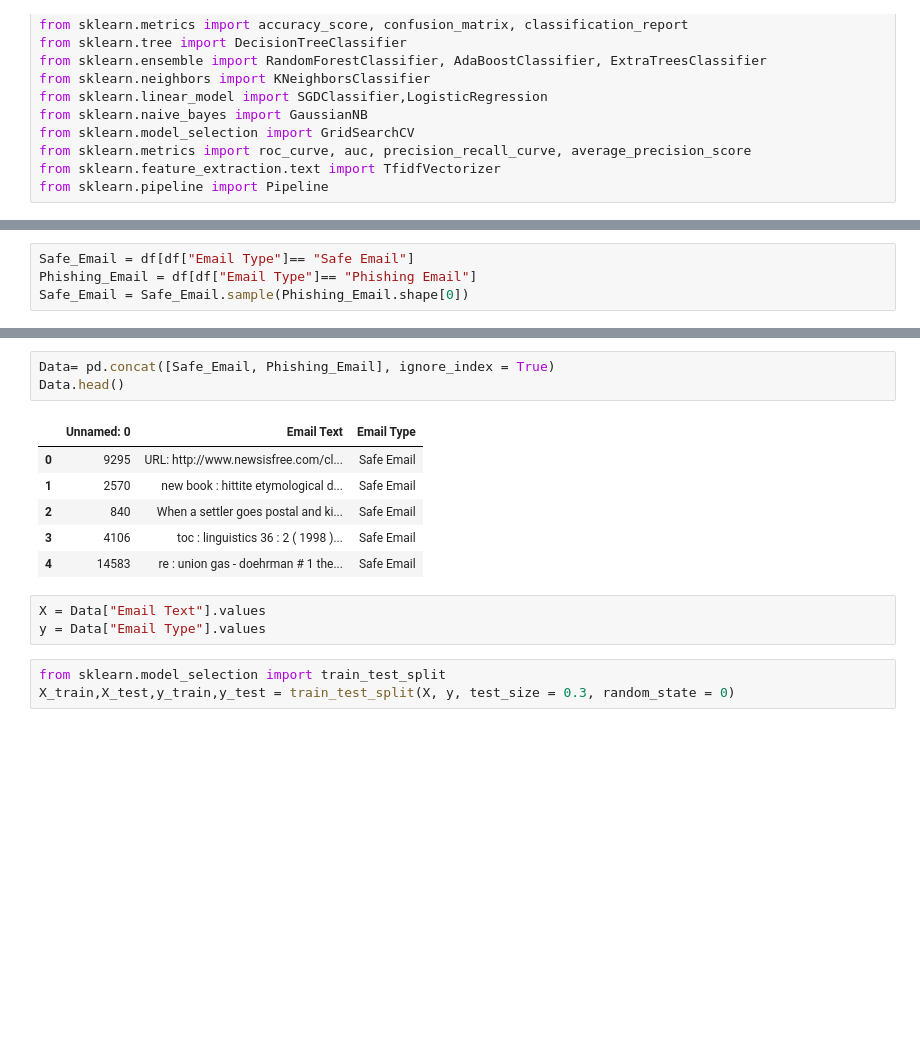
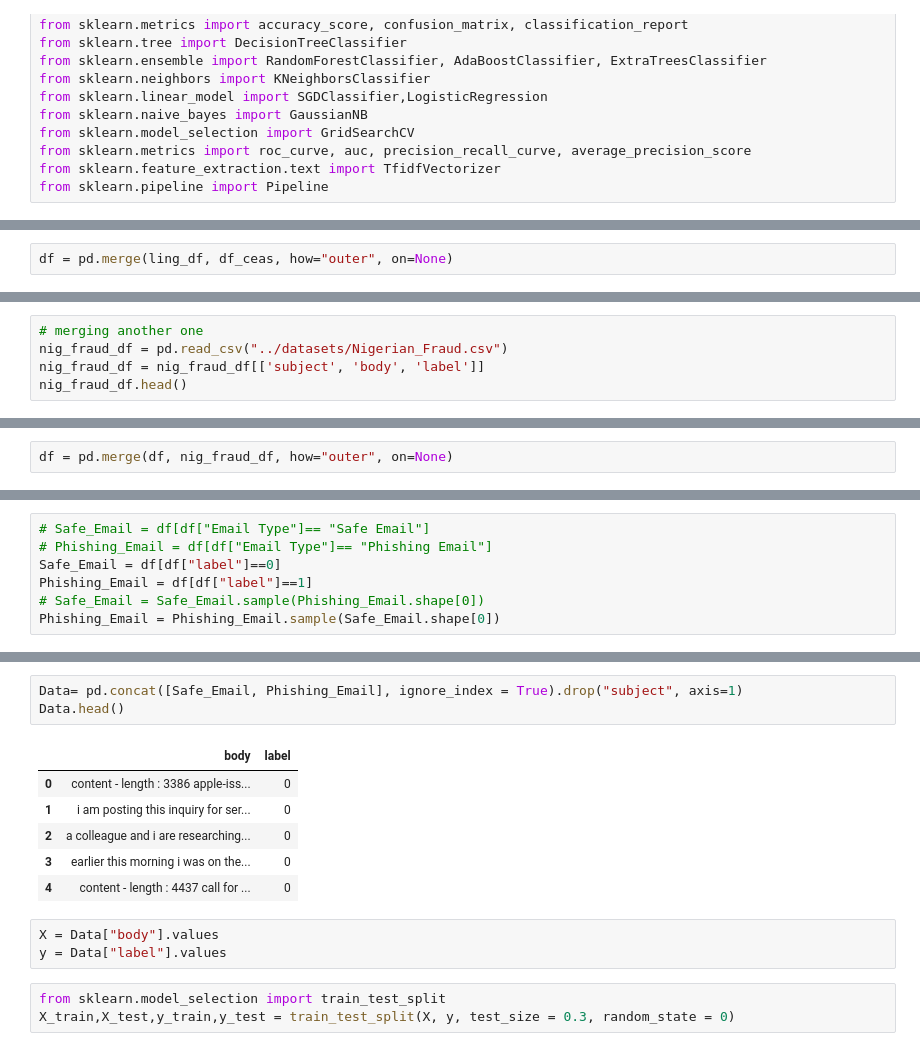
Before and after one commit to touficfakhry/ml_iter3, a Jupyter notebook: phishing_email/phishing_email.ipynb, the cells around one changed output, grey strips where cells are left out. Cells and saved outputs as stored; diff of their text form; blank space fills up the shorter version.

```diff
--- a/phishing_email/phishing_email.ipynb
+++ b/phishing_email/phishing_email.ipynb
@@ -27,0 +42,2 @@ df.head()
+# %%
+df = pd.merge(ling_df, df_ceas, how="outer", on=None)
@@ -27,0 +48,5 @@ df.head()
+# %%
+# merging another one
+nig_fraud_df = pd.read_csv("../datasets/Nigerian_Fraud.csv")
+nig_fraud_df = nig_fraud_df[['subject', 'body', 'label']]
+nig_fraud_df.head()
@@ -27,0 +60,2 @@ df.head()
+# %%
+df = pd.merge(df, nig_fraud_df, how="outer", on=None)
@@ -71,7 +109,10 @@ plt.show()
 # %%
-Safe_Email = df[df["Email Type"]== "Safe Email"]
-Phishing_Email = df[df["Email Type"]== "Phishing Email"]
-Safe_Email = Safe_Email.sample(Phishing_Email.shape[0])
+# Safe_Email = df[df["Email Type"]== "Safe Email"]
+# Phishing_Email = df[df["Email Type"]== "Phishing Email"]
+Safe_Email = df[df["label"]==0]
+Phishing_Email = df[df["label"]==1]
+# Safe_Email = Safe_Email.sample(Phishing_Email.shape[0])
+Phishing_Email = Phishing_Email.sample(Safe_Email.shape[0])
 # %%
 Safe_Email.shape,Phishing_Email.shape
 # %% [output]
@@ -79,16 +120,16 @@ Safe_Email.shape,Phishing_Email.shape
 # %%
-Data= pd.concat([Safe_Email, Phishing_Email], ignore_index = True)
+Data= pd.concat([Safe_Email, Phishing_Email], ignore_index = True).drop("subject", axis=1)
 Data.head()
 # %% [output]
-|  | Unnamed: 0 | Email Text | Email Type |
-| 0 | 9295 | URL: http://www.newsisfree.com/cl... | Safe Email |
-| 1 | 2570 | new book : hittite etymological d... | Safe Email |
-| 2 | 840 | When a settler goes postal and ki... | Safe Email |
-| 3 | 4106 | toc : linguistics 36 : 2 ( 1998 )... | Safe Email |
-| 4 | 14583 | re : union gas - doehrman # 1 the... | Safe Email |
+|  | body | label |
+| 0 | content - length : 3386 apple-iss... | 0 |
+| 1 | i am posting this inquiry for ser... | 0 |
+| 2 | a colleague and i are researching... | 0 |
+| 3 | earlier this morning i was on the... | 0 |
+| 4 | content - length : 4437 call for ... | 0 |
 # %%
-X = Data["Email Text"].values
-y = Data["Email Type"].values
+X = Data["body"].values
+y = Data["label"].values
 # %%
 from sklearn.model_selection import train_test_split
 X_train,X_test,y_train,y_test = train_test_split(X, y, test_size = 0.3, random_state = 0)
```
Also changed, not shown: parts of 17 cells of this notebook.
